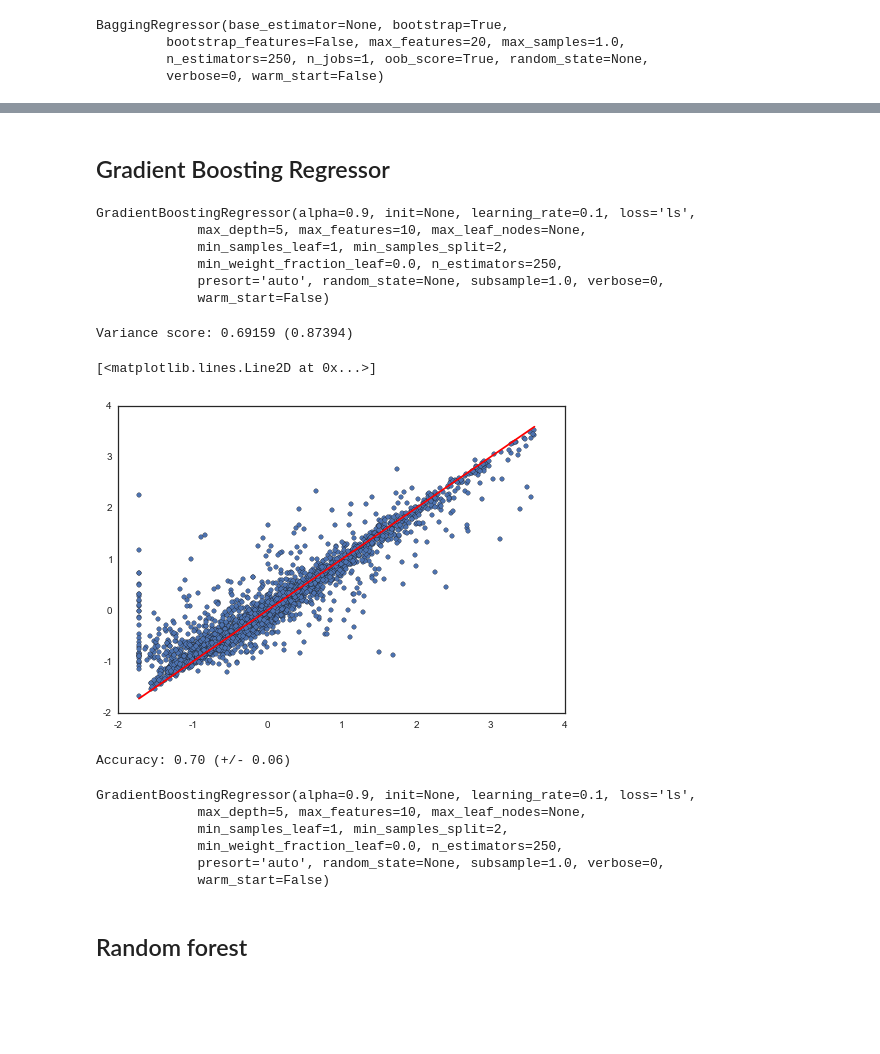
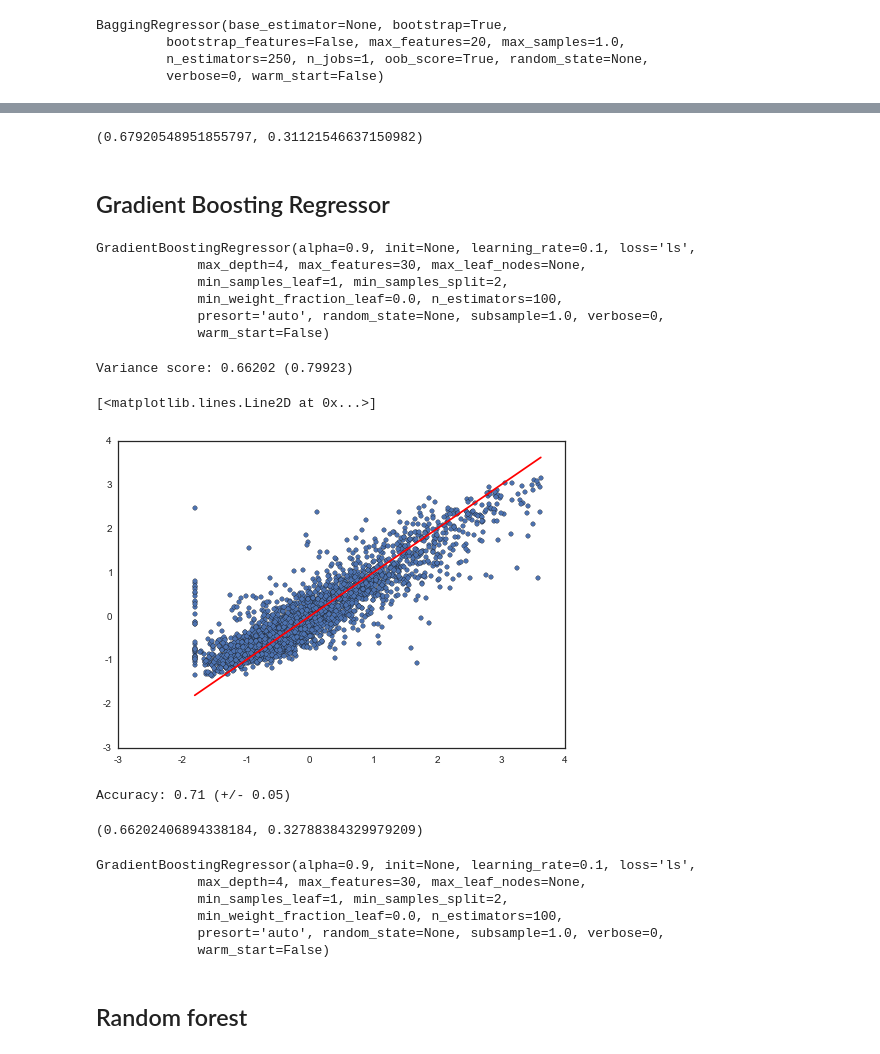
Before and after one commit to ahwkuepper/stdme, a Jupyter notebook: code/CDC_and_census_data_exploration_and_cleaning_Chlamydia.ipynb, the cells around one changed output, grey strips where cells are left out. Saved outputs shown, nothing was run; the diff lists cells and outputs as text; code cells hidden in the pictures; blank space fills up the shorter version.

```diff
--- a/code/CDC_and_census_data_exploration_and_cleaning_Chlamydia.ipynb
+++ b/code/CDC_and_census_data_exploration_and_cleaning_Chlamydia.ipynb
@@ -1334,5 +1360,5 @@ Accuracy: 0.70 (+/- 0.05)
 # %%
 from sklearn.ensemble import ExtraTreesRegressor
 # %%
-clf = ExtraTreesRegressor(n_estimators=250, bootstrap=True, oob_score=True, max_features='sqrt')
-clf.fit(X_train, Y_train)
+clf_et = ExtraTreesRegressor(n_estimators=250, bootstrap=True, oob_score=True, max_features='sqrt')
+clf_et.fit(X_train, Y_train)
@@ -1357,5 +1376,5 @@ Accuracy: 0.70 (+/- 0.05)
 # %%
 from sklearn.ensemble import AdaBoostRegressor
 # %%
-clf = AdaBoostRegressor(n_estimators=500, learning_rate=0.01, loss='linear')
-clf.fit(X_train, Y_train)
+clf_ada = AdaBoostRegressor(n_estimators=400, learning_rate=0.1, loss='linear')
+clf_ada.fit(X_train, Y_train)
@@ -1376,8 +1392,8 @@ Accuracy: 0.64 (+/- 0.05)
 # %%
 from sklearn.ensemble import BaggingRegressor
 # %%
-clf = BaggingRegressor(n_estimators=250, bootstrap=True, oob_score=True, max_features=20)
-clf.fit(X_train, Y_train)
+clf_bg = BaggingRegressor(n_estimators=250, bootstrap=True, oob_score=True, max_features=20)
+clf_bg.fit(X_train, Y_train)
 # %% [output]
 BaggingRegressor(base_estimator=None, bootstrap=True,
          bootstrap_features=False, max_features=20, max_samples=1.0,
@@ -1396,39 +1411,51 @@ Accuracy: 0.70 (+/- 0.05)
+# %%
+mse_bagregression = mean_squared_error(Y_test, clf_bg.predict(X_test))
+r2_bagregression = r2_score(Y_test, clf_bg.predict(X_test))
+r2_bagregression, mse_bagregression
+# %% [output]
+(0.67920548951855797, 0.31121546637150982)
 # %% [markdown]
 ## Gradient Boosting Regressor
 # %%
 from sklearn.ensemble import GradientBoostingRegressor
 # %%
-clf = GradientBoostingRegressor(n_estimators=250, max_features=10,max_depth=5)
-clf.fit(X_train, Y_train)
+clf_gb = GradientBoostingRegressor(n_estimators=100, max_features=30,max_depth=4)
+clf_gb.fit(X_train, Y_train)
 # %% [output]
 GradientBoostingRegressor(alpha=0.9, init=None, learning_rate=0.1, loss='ls',
-             max_depth=5, max_features=10, max_leaf_nodes=None,
+             max_depth=4, max_features=30, max_leaf_nodes=None,
              min_samples_leaf=1, min_samples_split=2,
-             min_weight_fraction_leaf=0.0, n_estimators=250,
+             min_weight_fraction_leaf=0.0, n_estimators=100,
              presort='auto', random_state=None, subsample=1.0, verbose=0,
              warm_start=False)
 # %%
-print('Variance score: %.5f\t(%.5f)' % (clf.score(X_test, Y_test), clf.score(X_full, Y_full)))
+print('Variance score: %.5f\t(%.5f)' % (clf_gb.score(X_test, Y_test), clf_gb.score(X_full, Y_full)))
 # %% [output]
-Variance score: 0.69159 (0.87394)
+Variance score: 0.66202 (0.79923)
 # %%
-plt.scatter(Y_full,clf.predict(X_full))
+plt.scatter(Y_full,clf_gb.predict(X_full))
 plt.plot(np.linspace(Y_full.min(),Y_full.max(),num=10),np.linspace(Y_full.min(),Y_full.max(),num=10),color='red')
 # %% [output]
 [<matplotlib.lines.Line2D at 0x...>]
-[figure, old version]
+[figure, new version]
 # %%
-scores_gradboostregression = cross_validation.cross_val_score(clf, X_train, Y_train, cv=cv, n_jobs=1)
+scores_gradboostregression = cross_validation.cross_val_score(clf_gb, X_train, Y_train, cv=cv, n_jobs=1)
 print("Accuracy: %0.2f (+/- %0.2f)" % (scores_gradboostregression.mean(), scores_gradboostregression.std() * 2))
 # %% [output]
-Accuracy: 0.70 (+/- 0.06)
+Accuracy: 0.71 (+/- 0.05)
+# %%
+mse_gradboostregression = mean_squared_error(Y_test, clf_gb.predict(X_test))
+r2_gradboostregression = r2_score(Y_test, clf_gb.predict(X_test))
+r2_gradboostregression, mse_gradboostregression
+# %% [output]
+(0.66202406894338184, 0.32788384329979209)
 # %%
-clf.fit(X_train, Y_train)
+clf_gb.fit(X_train, Y_train)
 # %% [output]
 GradientBoostingRegressor(alpha=0.9, init=None, learning_rate=0.1, loss='ls',
-             max_depth=5, max_features=10, max_leaf_nodes=None,
+             max_depth=4, max_features=30, max_leaf_nodes=None,
              min_samples_leaf=1, min_samples_split=2,
-             min_weight_fraction_leaf=0.0, n_estimators=250,
+             min_weight_fraction_leaf=0.0, n_estimators=100,
              presort='auto', random_state=None, subsample=1.0, verbose=0,
              warm_start=False)
 # %%
```
Also changed, not shown: parts of 80 cells of this notebook, 19 other files.
